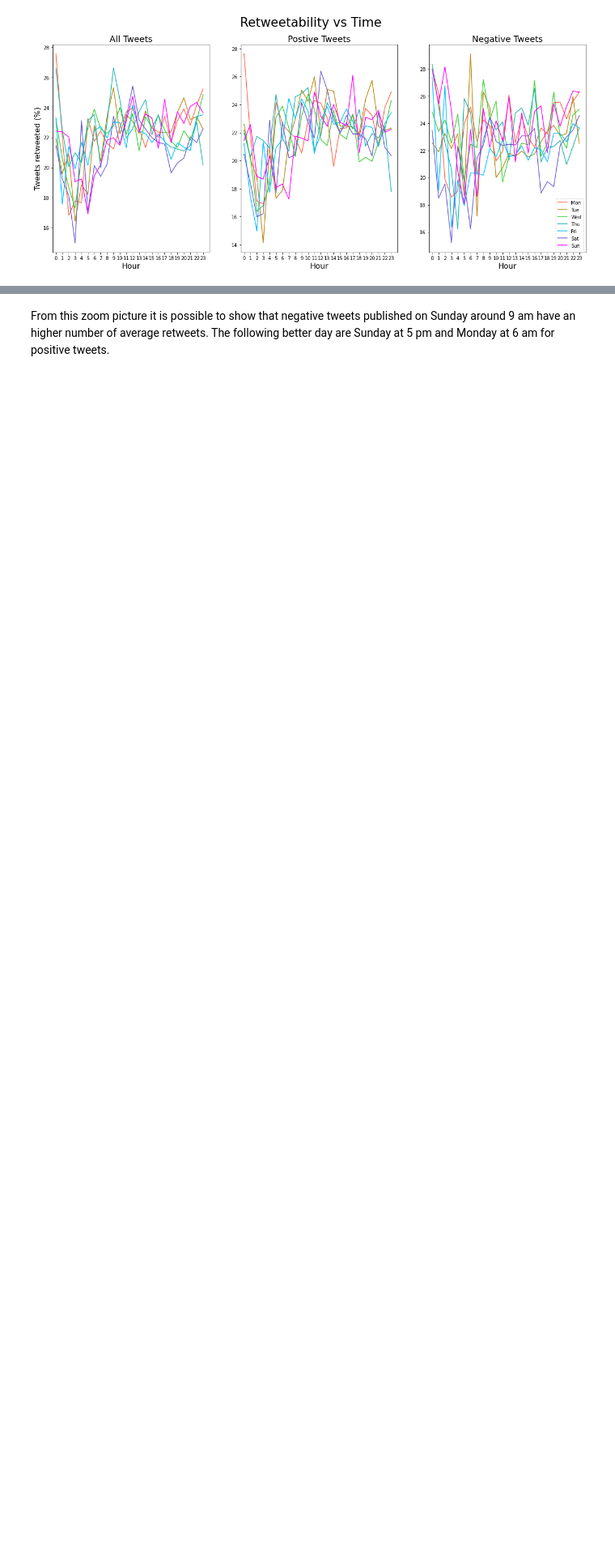
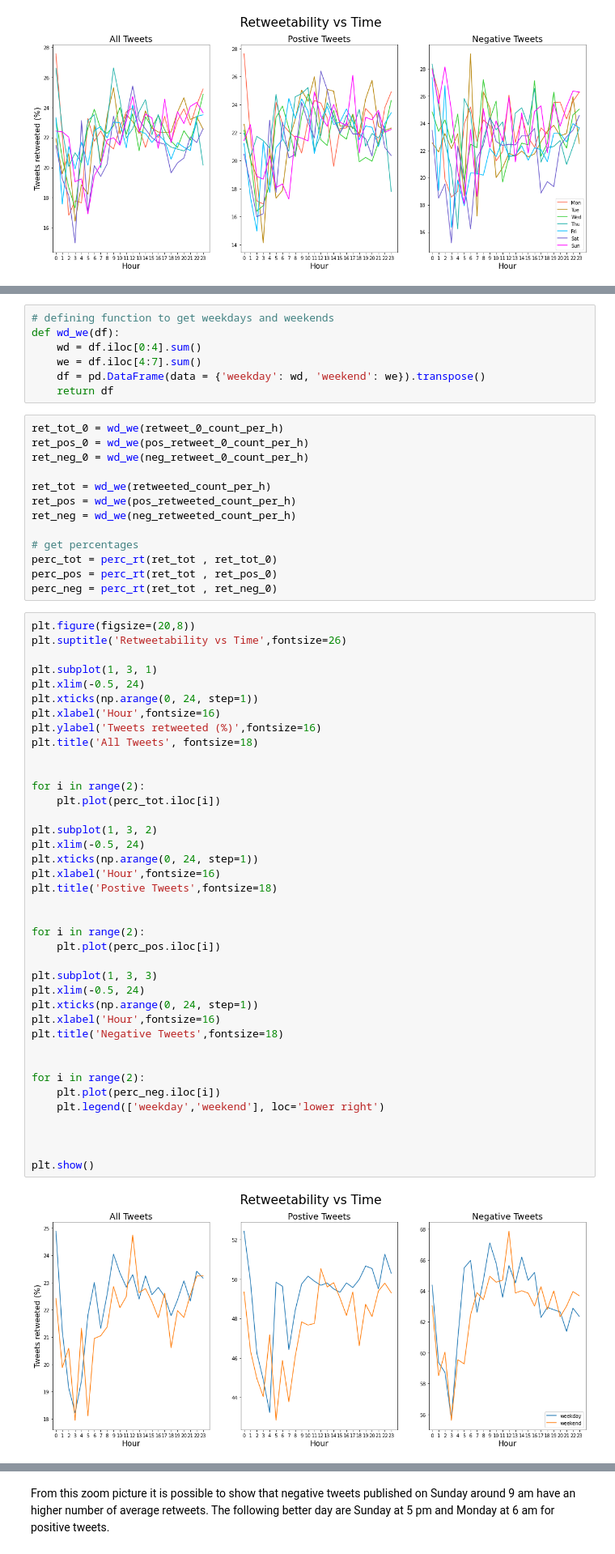
Before and after one commit to epfl-ada/ada-2020-project-milestone-p3-p3_musetti-adaletti, a Jupyter notebook: Creative_extension_analysis.ipynb, the cells around one changed output, grey strips where cells are left out. Shown at 81% size. Saved outputs shown, nothing was run; the diff lists cells and outputs as text; blank space fills up the shorter version.

```diff
--- a/Creative_extension_analysis.ipynb
+++ b/Creative_extension_analysis.ipynb
@@ -795,3 +774,64 @@ plt.show()
+# %%
+# defining function to get weekdays and weekends
+def wd_we(df):
+    wd = df.iloc[0:4].sum()
+    we = df.iloc[4:7].sum()
+    df = pd.DataFrame(data = {'weekday': wd, 'weekend': we}).transpose()
+    return df
+# %%
+ret_tot_0 = wd_we(retweet_0_count_per_h)
+ret_pos_0 = wd_we(pos_retweet_0_count_per_h)
+ret_neg_0 = wd_we(neg_retweet_0_count_per_h)
+
+ret_tot = wd_we(retweeted_count_per_h)
+ret_pos = wd_we(pos_retweeted_count_per_h)
+ret_neg = wd_we(neg_retweeted_count_per_h)
+
+# get percentages
+perc_tot = perc_rt(ret_tot , ret_tot_0)
+perc_pos = perc_rt(ret_tot , ret_pos_0)
+perc_neg = perc_rt(ret_tot , ret_neg_0)
+# %%
+plt.figure(figsize=(20,8))
+plt.suptitle('Retweetability vs Time',fontsize=26)
+
+plt.subplot(1, 3, 1)
+plt.xlim(-0.5, 24)
+plt.xticks(np.arange(0, 24, step=1))
+plt.xlabel('Hour',fontsize=16)
+plt.ylabel('Tweets retweeted (%)',fontsize=16)
+plt.title('All Tweets', fontsize=18)
+
+
+for i in range(2):
+    plt.plot(perc_tot.iloc[i])
+
+plt.subplot(1, 3, 2)
+plt.xlim(-0.5, 24)
+plt.xticks(np.arange(0, 24, step=1))
+plt.xlabel('Hour',fontsize=16)
+plt.title('Postive Tweets',fontsize=18)
+
+
+for i in range(2):
+    plt.plot(perc_pos.iloc[i])
+
+plt.subplot(1, 3, 3)
+plt.xlim(-0.5, 24)
+plt.xticks(np.arange(0, 24, step=1))
+plt.xlabel('Hour',fontsize=16)
+plt.title('Negative Tweets',fontsize=18)
+
+
+for i in range(2):
+    plt.plot(perc_neg.iloc[i])
+    plt.legend(['weekday','weekend'], loc='lower right')
+
+
+
+plt.show()
+# %% [output]
+[figure, added]
 # %%
 # Calculating the total number of retweets per hour in total and divided by sentiment
 retweet_per_h = en_tweets_time.groupby(['weekday','hour'])['retweet_count'].agg('sum').unstack()
```
Also changed, not shown: parts of 10 cells of this notebook.
